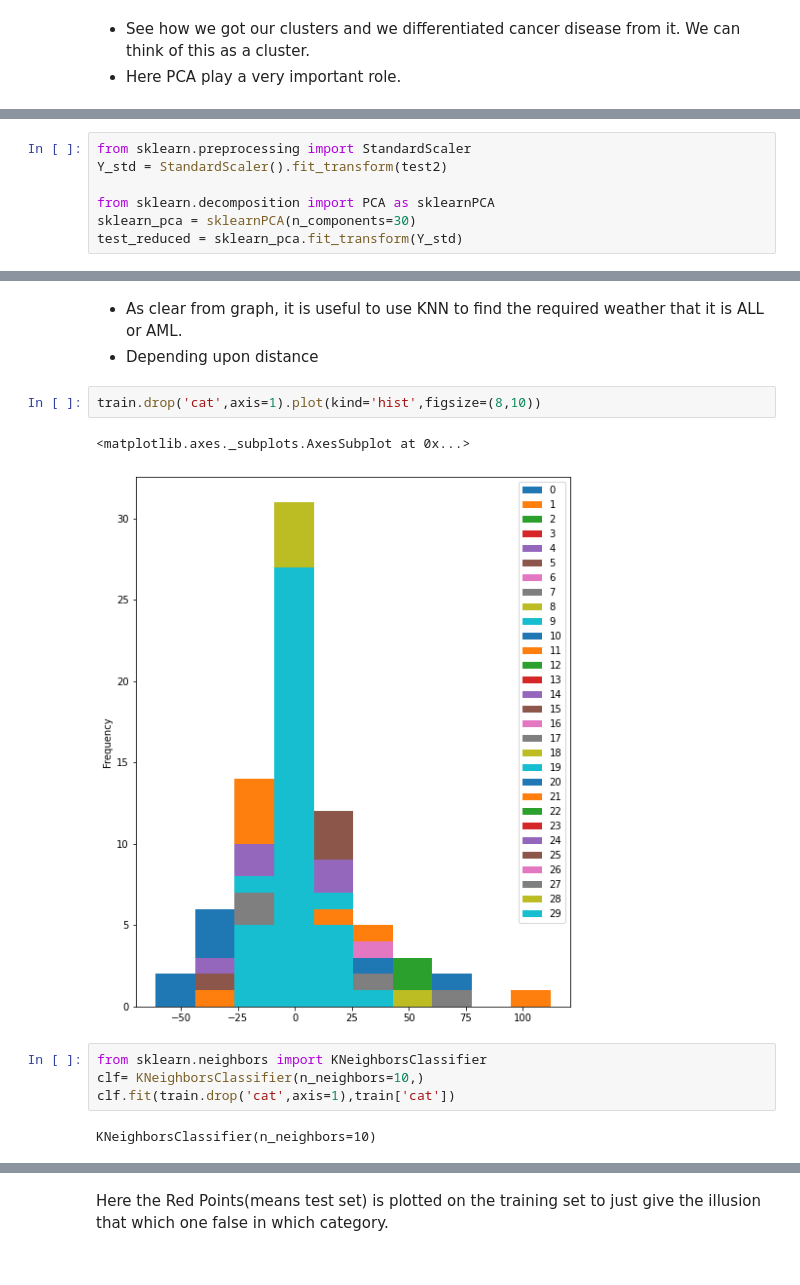
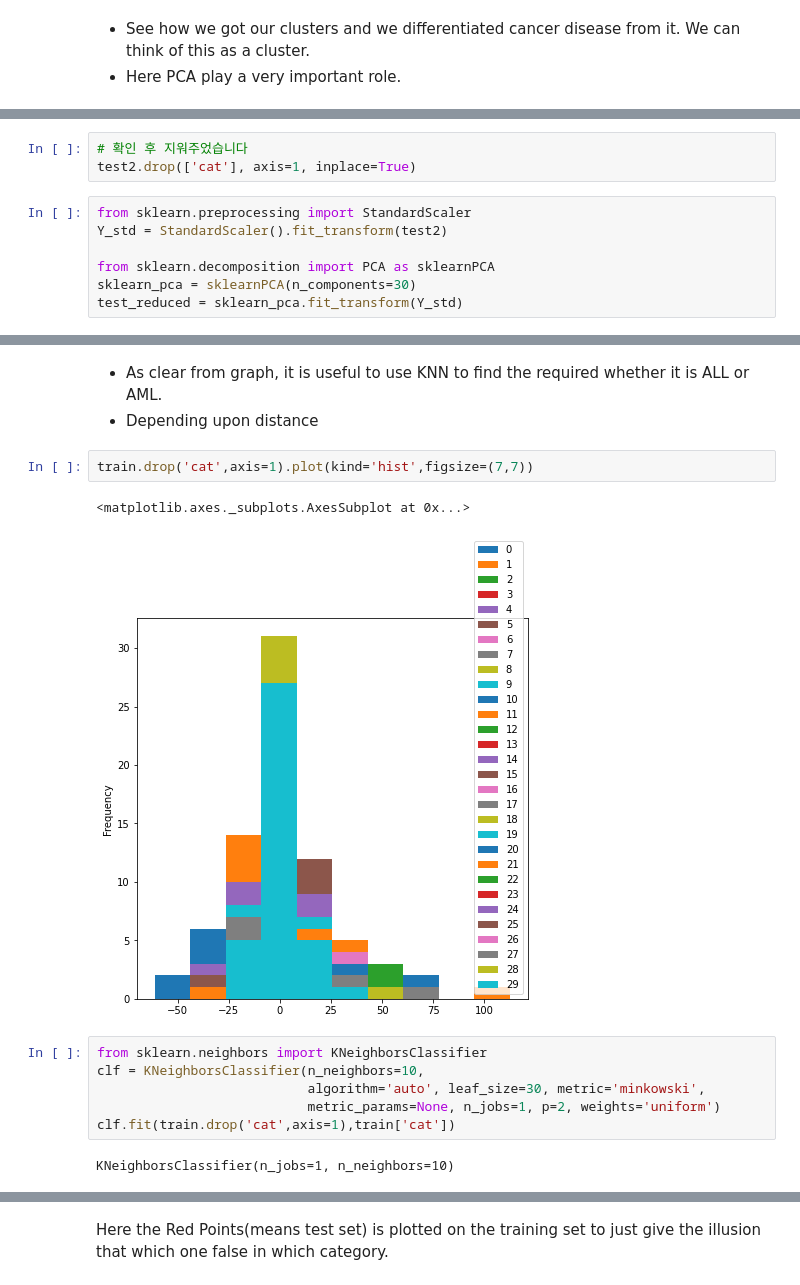
Before and after one commit to chom5621/ESAA, a Jupyter notebook: (Kaggle)_PCA_for_GeneClassification.ipynb, the cells around one changed output, grey strips where cells are left out. Saved outputs shown, nothing was run; the diff lists cells and outputs as text.

```diff
--- a/(Kaggle)_PCA_for_GeneClassification.ipynb
+++ b/(Kaggle)_PCA_for_GeneClassification.ipynb
@@ -170,3 +189,6 @@ test2.sort_index(inplace=True)
+# %%
+# 확인 후 지워주었습니다
+test2.drop(['cat'], axis=1, inplace=True)
 # %%
 from sklearn.preprocessing import StandardScaler
 Y_std = StandardScaler().fit_transform(test2)
@@ -184,17 +206,19 @@ test_set.head(3)
 | 1 | 22.690962 | -17.487396 | -28.042792 | 26.803369 | -12.457292 | 12.704222 | 35.329067 | 20.194094 | 43.420264 | 28.037366 | -33.388424 | ... |
 | 2 | -36.249932 | 13.988727 | -8.697312 | 10.075214 | 6.067020 | -3.396009 | 3.167661 | 13.144338 | -3.474793 | -5.183876 | 3.405637 | ... |
 # %% [markdown]
-* As clear from graph, it is useful to use KNN to find the required weather that it is ALL or AML.
+* As clear from graph, it is useful to use KNN to find the required whether it is ALL or AML.
 * Depending upon distance
 # %%
-train.drop('cat',axis=1).plot(kind='hist',figsize=(8,10))
+train.drop('cat',axis=1).plot(kind='hist',figsize=(7,7))
 # %% [output]
 <matplotlib.axes._subplots.AxesSubplot at 0x...>
-[figure, old version]
+[figure, new version]
 # %%
 from sklearn.neighbors import KNeighborsClassifier
-clf= KNeighborsClassifier(n_neighbors=10,)
+clf = KNeighborsClassifier(n_neighbors=10,
+                           algorithm='auto', leaf_size=30, metric='minkowski',
+                           metric_params=None, n_jobs=1, p=2, weights='uniform')
 clf.fit(train.drop('cat',axis=1),train['cat'])
 # %% [output]
-KNeighborsClassifier(n_neighbors=10)
+KNeighborsClassifier(n_jobs=1, n_neighbors=10)
 # %%
```
Also changed, not shown: parts of 7 cells of this notebook.
